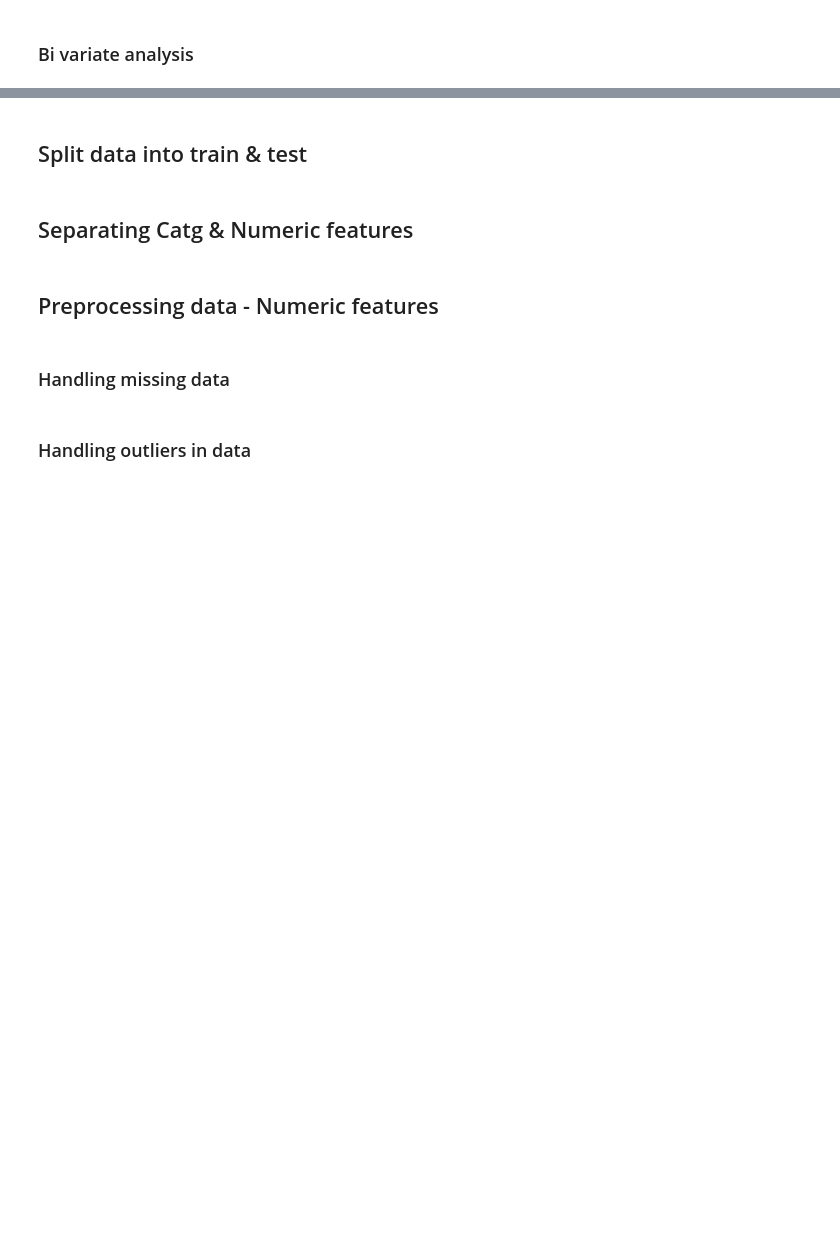
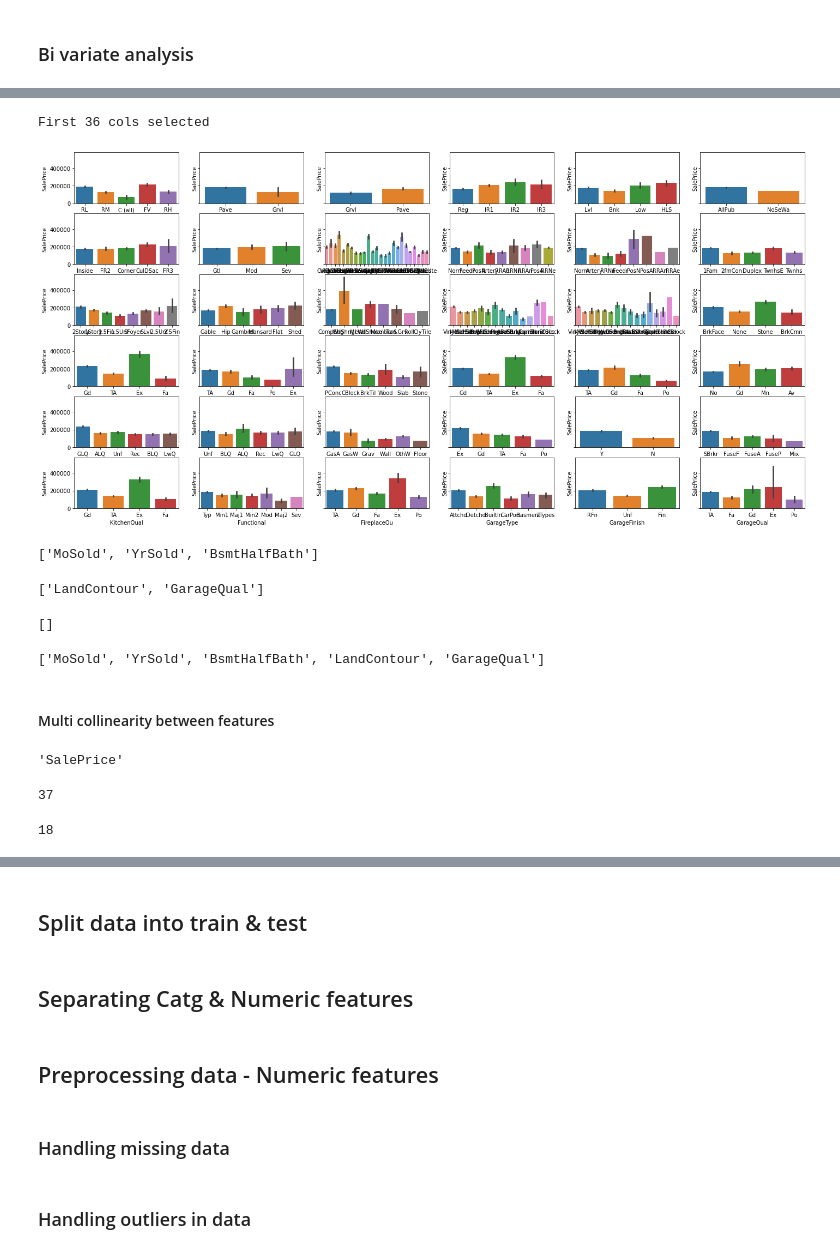
Before and after one commit to datasciencewithpinaki/ML_Templates, a Jupyter notebook: exploration.ipynb, the cells around one changed output, grey strips where cells are left out. Drawn from its saved outputs; the diff is of its cells as text; code cells hidden in the pictures; blank space fills up the shorter version.

```diff
--- a/exploration.ipynb
+++ b/exploration.ipynb
@@ -94,0 +277,5 @@ plt.show();
+# %%
+plotCatgPlot(data_raw, target_feature, catg_features, sns.barplot, def_cols=6)
+# %% [output]
+First 36 cols selected
+[figure, added]
@@ -94,0 +308,34 @@ plt.show();
+# %%
+_, cols_w_low_dev1 = explainedDeviationByCols(data_raw, pseudo_catg_features)
+cols_w_low_dev1
+# %% [output]
+['MoSold', 'YrSold', 'BsmtHalfBath']
+# %%
+_, cols_w_low_dev2 = explainedDeviationByCols(data_raw, catg_features)
+cols_w_low_dev2
+# %% [output]
+['LandContour', 'GarageQual']
+# %%
+_, cols_w_low_dev3 = explainedDeviationByCols(data_raw, cols_w_manyNAs)
+cols_w_low_dev3
+# %% [output]
+[]
+# %%
+cols_w_low_dev = cols_w_low_dev1 + cols_w_low_dev2
+cols_w_low_dev = cols_w_low_dev + cols_w_low_dev3
+cols_w_low_dev
+# %% [output]
+['MoSold', 'YrSold', 'BsmtHalfBath', 'LandContour', 'GarageQual']
+# %% [markdown]
+#### Multi collinearity between features
+# %%
+target_feature
+# %% [output]
+'SalePrice'
+# %%
+len(numeric_features)
+numeric_features_upd = list(set(numeric_features).difference(set(pseudo_catg_features + [target_feature])))
+len(numeric_features_upd)
+# %% [output]
+37
+18
```
Also changed, not shown: parts of 26 cells of this notebook.
